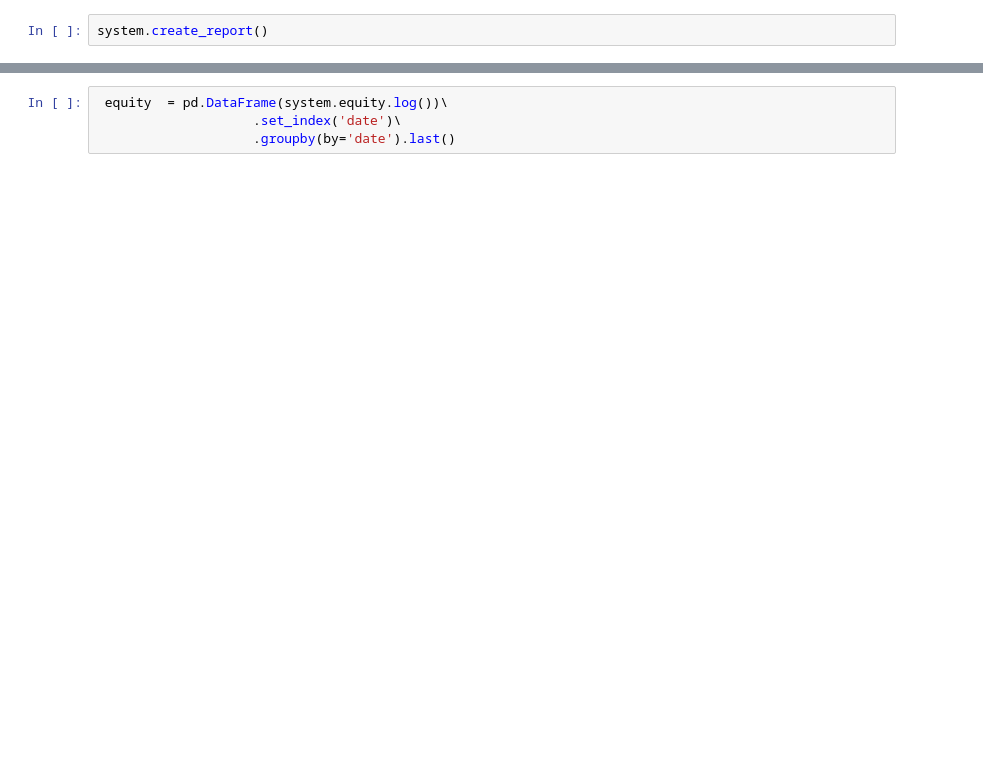
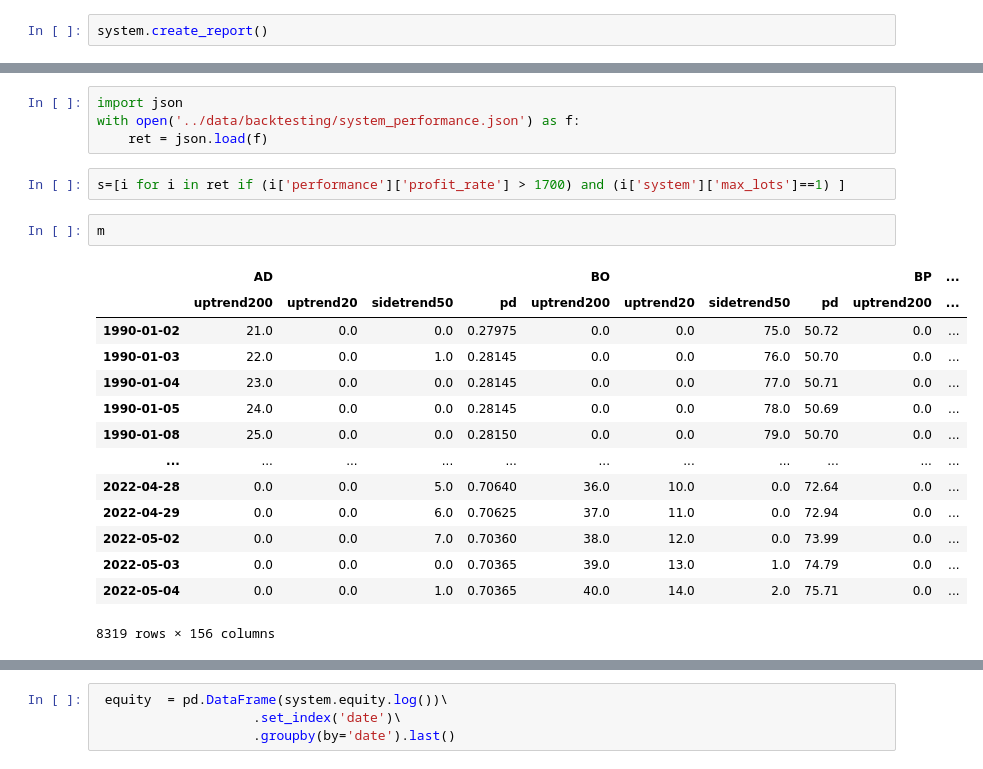
Before and after one commit to zipu/Trading, a Jupyter notebook: 03.전략연구/run.ipynb, the cells around one changed output, grey strips where cells are left out. Drawn from its saved outputs; the diff is of its cells as text; blank space fills up the shorter version.

```diff
--- a/03.전략연구/run.ipynb
+++ b/03.전략연구/run.ipynb
@@ -91,0 +101,23 @@ Timestamp('2022-05-04 00:00:00')
+# %%
+import json
+with open('../data/backtesting/system_performance.json') as f:
+    ret = json.load(f)
+# %%
+s=[i for i in ret if (i['performance']['profit_rate'] > 1700) and (i['system']['max_lots']==1) ]
+# %%
+m
+# %% [output]
+|  | AD |  |  |  | BO |  |  |  | BP | ... |
+|  | uptrend200 | uptrend20 | sidetrend50 | pd | uptrend200 | uptrend20 | sidetrend50 | pd | uptrend200 | ... |
+| 1990-01-02 | 21.0 | 0.0 | 0.0 | 0.27975 | 0.0 | 0.0 | 75.0 | 50.72 | 0.0 | ... |
+| 1990-01-03 | 22.0 | 0.0 | 1.0 | 0.28145 | 0.0 | 0.0 | 76.0 | 50.70 | 0.0 | ... |
+| 1990-01-04 | 23.0 | 0.0 | 0.0 | 0.28145 | 0.0 | 0.0 | 77.0 | 50.71 | 0.0 | ... |
+| 1990-01-05 | 24.0 | 0.0 | 0.0 | 0.28145 | 0.0 | 0.0 | 78.0 | 50.69 | 0.0 | ... |
+| 1990-01-08 | 25.0 | 0.0 | 0.0 | 0.28150 | 0.0 | 0.0 | 79.0 | 50.70 | 0.0 | ... |
+| ... | ... | ... | ... | ... | ... | ... | ... | ... | ... | ... |
+| 2022-04-28 | 0.0 | 0.0 | 5.0 | 0.70640 | 36.0 | 10.0 | 0.0 | 72.64 | 0.0 | ... |
+| 2022-04-29 | 0.0 | 0.0 | 6.0 | 0.70625 | 37.0 | 11.0 | 0.0 | 72.94 | 0.0 | ... |
+| 2022-05-02 | 0.0 | 0.0 | 7.0 | 0.70360 | 38.0 | 12.0 | 0.0 | 73.99 | 0.0 | ... |
+| 2022-05-03 | 0.0 | 0.0 | 0.0 | 0.70365 | 39.0 | 13.0 | 1.0 | 74.79 | 0.0 | ... |
+| 2022-05-04 | 0.0 | 0.0 | 1.0 | 0.70365 | 40.0 | 14.0 | 2.0 | 75.71 | 0.0 | ... |
+8319 rows × 156 columns
```
Also changed, not shown: parts of 10 cells of this notebook, 10 other files.
